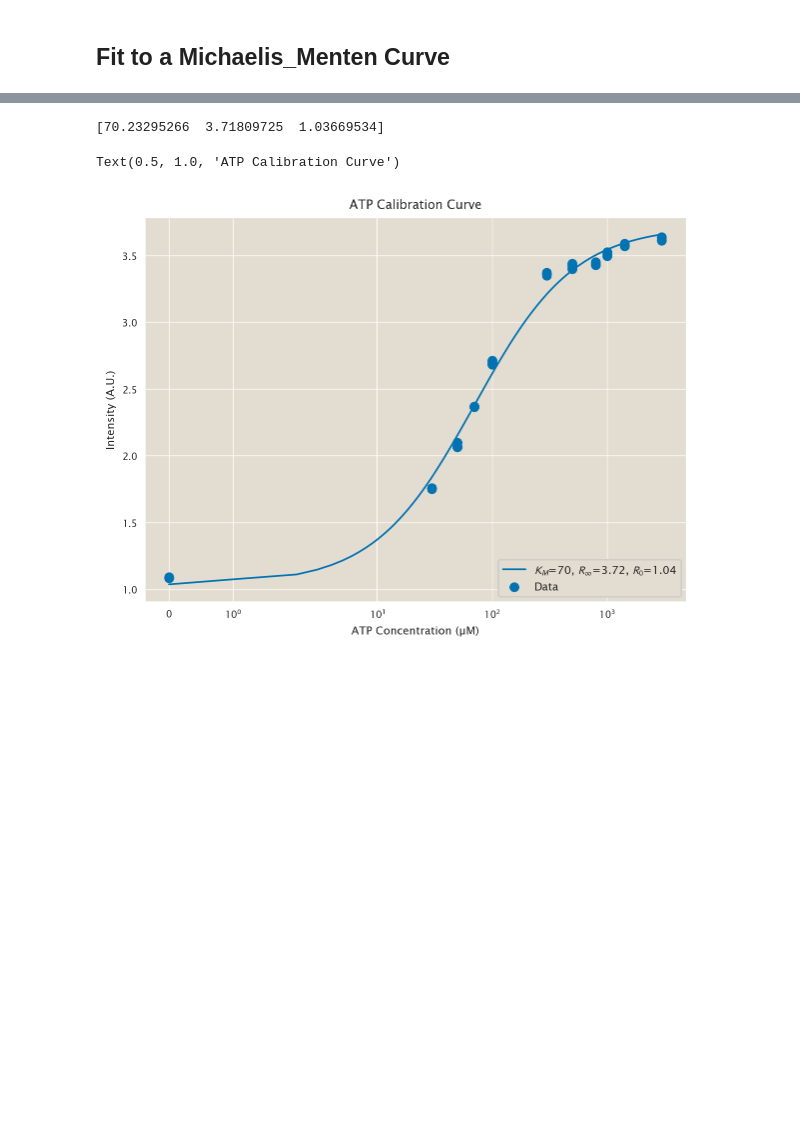
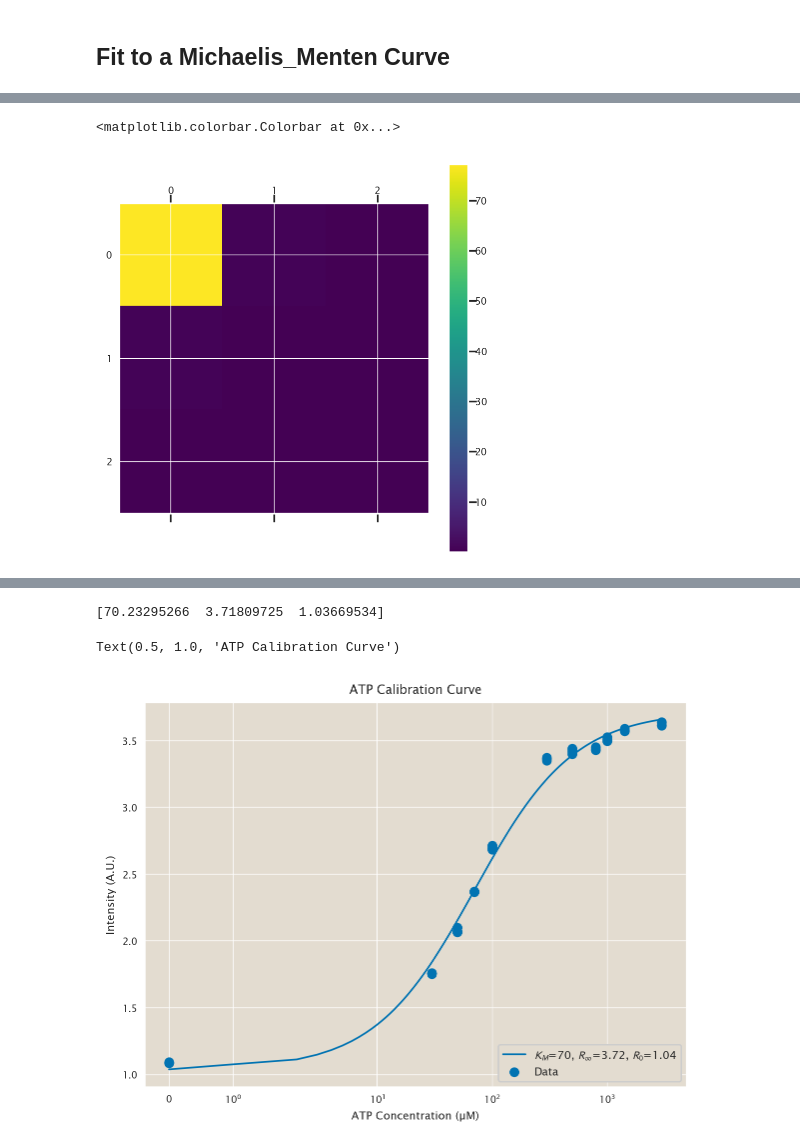
Before and after one commit to RPGroup-PBoC/am_atp, a Jupyter notebook: analysis/atp-cal/2024-07-23_ATPCal_Pipeline.ipynb, the cells around one changed output, grey strips where cells are left out. Cells and saved outputs as stored; diff of their text form; code cells hidden in the pictures; blank space fills up the shorter version.

```diff
--- a/analysis/atp-cal/2024-07-23_ATPCal_Pipeline.ipynb
+++ b/analysis/atp-cal/2024-07-23_ATPCal_Pipeline.ipynb
@@ -267,0 +386,3 @@ def ATeam_Hill_curve_fit(conc, calavg, maxconc, p0):
+# %%
+min_bfgs = min_weight_fit(ATPconc, ratio_calavg, xerr = np.zeros_like(synthetic_conc_err), yerr = np.nanstd(ratio_im, axis=(1,2)), p0=[100, 1, 0.5], method='BFGS')
+min_constr = min_weight_fit(ATPconc, ratio_calavg, xerr = np.zeros_like(synthetic_conc_err), yerr = np.nanstd(ratio_im, axis=(1,2)), p0=[100, 1, 0.5], method='trust-constr')
@@ -267,0 +456,6 @@ def ATeam_Hill_curve_fit(conc, calavg, maxconc, p0):
+# %%
+plt.matshow(min_bfgs.hess_inv)
+plt.colorbar()
+# %% [output]
+<matplotlib.colorbar.Colorbar at 0x...>
+[figure, added]
```
Also changed, not shown: parts of 17 cells of this notebook, 1 other file.
